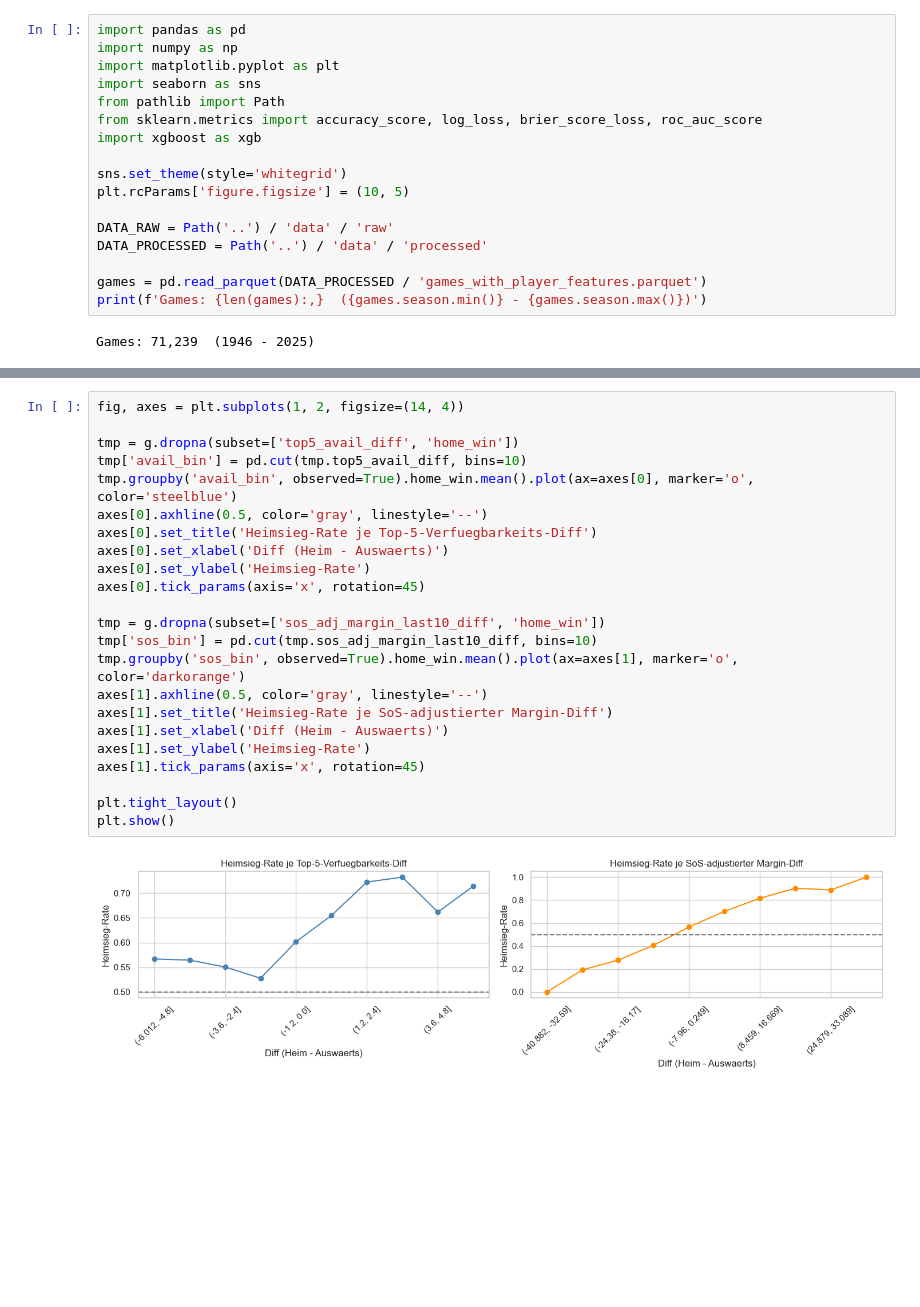
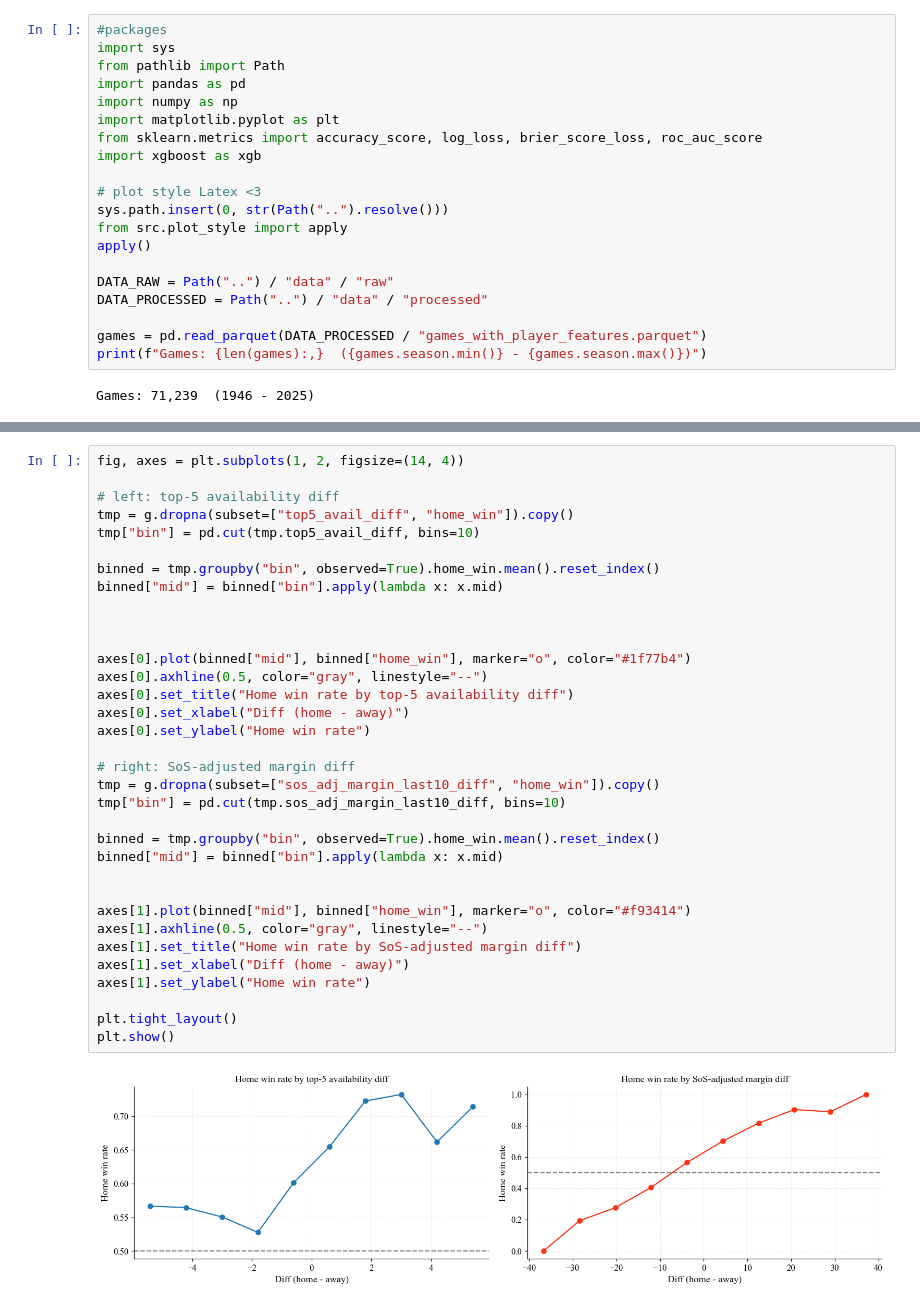
Before and after one commit to klp-data/nba-game-predictor, a Jupyter notebook: notebooks/06_advanced_features.ipynb, the cells around one changed output, grey strips where cells are left out. Cells and saved outputs as stored; diff of their text form; blank space fills up the shorter version.

```diff
--- a/notebooks/06_advanced_features.ipynb
+++ b/notebooks/06_advanced_features.ipynb
@@ -14,19 +14,22 @@
 # %%
+#packages
+import sys
+from pathlib import Path
 import pandas as pd
 import numpy as np
 import matplotlib.pyplot as plt
-import seaborn as sns
-from pathlib import Path
 from sklearn.metrics import accuracy_score, log_loss, brier_score_loss, roc_auc_score
 import xgboost as xgb
 
-sns.set_theme(style='whitegrid')
-plt.rcParams['figure.figsize'] = (10, 5)
+# plot style Latex <3
+sys.path.insert(0, str(Path("..").resolve()))
+from src.plot_style import apply
+apply()
 
-DATA_RAW = Path('..') / 'data' / 'raw'
-DATA_PROCESSED = Path('..') / 'data' / 'processed'
+DATA_RAW = Path("..") / "data" / "raw"
+DATA_PROCESSED = Path("..") / "data" / "processed"
 
-games = pd.read_parquet(DATA_PROCESSED / 'games_with_player_features.parquet')
-print(f'Games: {len(games):,}  ({games.season.min()} - {games.season.max()})')
+games = pd.read_parquet(DATA_PROCESSED / "games_with_player_features.parquet")
+print(f"Games: {len(games):,}  ({games.season.min()} - {games.season.max()})")
 # %% [output]
 Games: 71,239  (1946 - 2025)
@@ -177,25 +190,36 @@ Wenn `top5_avail_diff` > 0 (Heimteam hat mehr seiner Stars zuletzt gespielt), so
 # %%
 fig, axes = plt.subplots(1, 2, figsize=(14, 4))
 
-tmp = g.dropna(subset=['top5_avail_diff', 'home_win'])
-tmp['avail_bin'] = pd.cut(tmp.top5_avail_diff, bins=10)
-tmp.groupby('avail_bin', observed=True).home_win.mean().plot(ax=axes[0], marker='o', color='steelblue')
-axes[0].axhline(0.5, color='gray', linestyle='--')
-axes[0].set_title('Heimsieg-Rate je Top-5-Verfuegbarkeits-Diff')
-axes[0].set_xlabel('Diff (Heim - Auswaerts)')
-axes[0].set_ylabel('Heimsieg-Rate')
-axes[0].tick_params(axis='x', rotation=45)
+# left: top-5 availability diff
+tmp = g.dropna(subset=["top5_avail_diff", "home_win"]).copy()
+tmp["bin"] = pd.cut(tmp.top5_avail_diff, bins=10)
 
-tmp = g.dropna(subset=['sos_adj_margin_last10_diff', 'home_win'])
-tmp['sos_bin'] = pd.cut(tmp.sos_adj_margin_last10_diff, bins=10)
-tmp.groupby('sos_bin', observed=True).home_win.mean().plot(ax=axes[1], marker='o', color='darkorange')
-axes[1].axhline(0.5, color='gray', linestyle='--')
-axes[1].set_title('Heimsieg-Rate je SoS-adjustierter Margin-Diff')
-axes[1].set_xlabel('Diff (Heim - Auswaerts)')
-axes[1].set_ylabel('Heimsieg-Rate')
-axes[1].tick_params(axis='x', rotation=45)
+binned = tmp.groupby("bin", observed=True).home_win.mean().reset_index()
+binned["mid"] = binned["bin"].apply(lambda x: x.mid)
+
+
+
+axes[0].plot(binned["mid"], binned["home_win"], marker="o", color="#1f77b4")
+axes[0].axhline(0.5, color="gray", linestyle="--")
+axes[0].set_title("Home win rate by top-5 availability diff")
+axes[0].set_xlabel("Diff (home - away)")
+axes[0].set_ylabel("Home win rate")
+
+# right: SoS-adjusted margin diff
+tmp = g.dropna(subset=["sos_adj_margin_last10_diff", "home_win"]).copy()
+tmp["bin"] = pd.cut(tmp.sos_adj_margin_last10_diff, bins=10)
+
+binned = tmp.groupby("bin", observed=True).home_win.mean().reset_index()
+binned["mid"] = binned["bin"].apply(lambda x: x.mid)
+
+
+axes[1].plot(binned["mid"], binned["home_win"], marker="o", color="#f93414")
+axes[1].axhline(0.5, color="gray", linestyle="--")
+axes[1].set_title("Home win rate by SoS-adjusted margin diff")
+axes[1].set_xlabel("Diff (home - away)")
+axes[1].set_ylabel("Home win rate")
 
 plt.tight_layout()
 plt.show()
 # %% [output]
-[figure, old version]
+[figure, new version]
```
Also changed, not shown: parts of 26 cells of this notebook, 1 other file.
